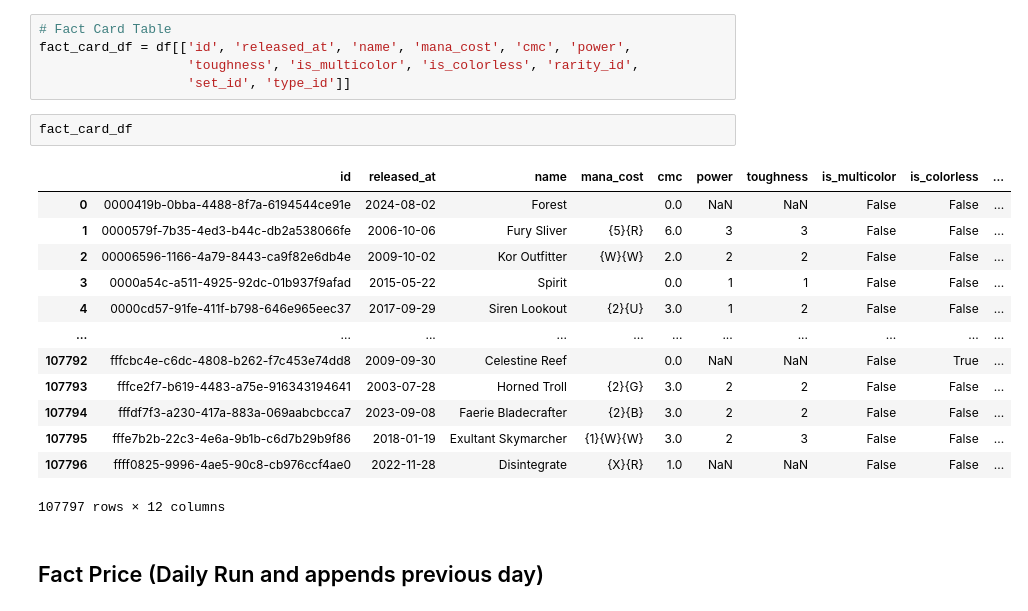
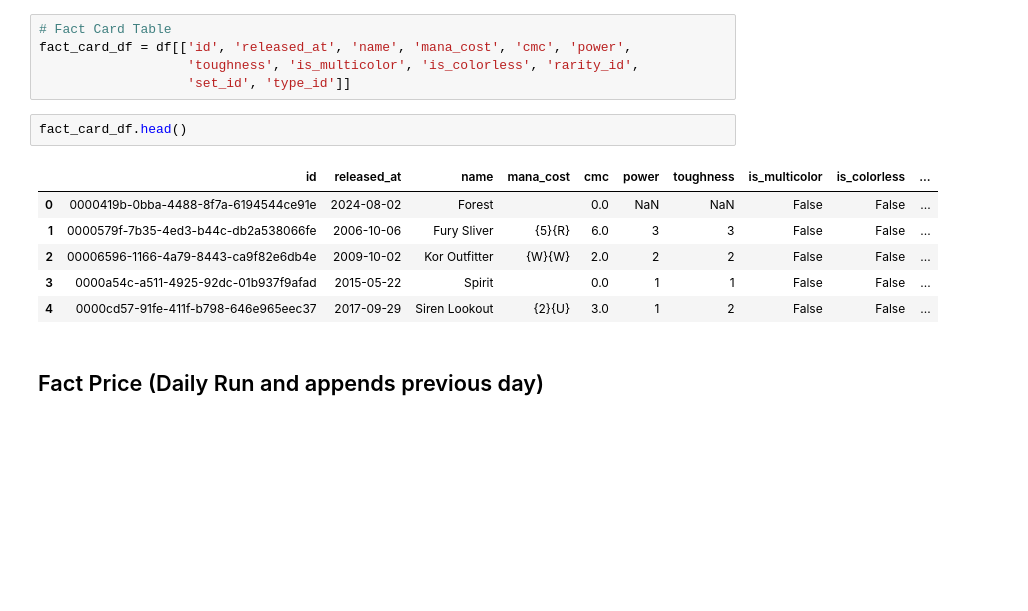
Before and after one commit to cuevas485/mtg-api-etl-datawarehouse, a Jupyter notebook: scryfall_etl_star_schema.ipynb, the cells around one changed output. Saved outputs shown, nothing was run; the diff lists cells and outputs as text; blank space fills up the shorter version.

```diff
--- a/scryfall_etl_star_schema.ipynb
+++ b/scryfall_etl_star_schema.ipynb
@@ -176,21 +175,14 @@ fact_card_df = df[['id', 'released_at', 'name', 'mana_cost', 'cmc', 'power',
                    'toughness', 'is_multicolor', 'is_colorless', 'rarity_id',
                    'set_id', 'type_id']]
 # %%
-fact_card_df
+fact_card_df.head()
 # %% [output]
 |  | id | released_at | name | mana_cost | cmc | power | toughness | is_multicolor | is_colorless | ... |
 | 0 | 0000419b-0bba-4488-8f7a-6194544ce91e | 2024-08-02 | Forest |  | 0.0 | NaN | NaN | False | False | ... |
 | 1 | 0000579f-7b35-4ed3-b44c-db2a538066fe | 2006-10-06 | Fury Sliver | {5}{R} | 6.0 | 3 | 3 | False | False | ... |
 | 2 | 00006596-1166-4a79-8443-ca9f82e6db4e | 2009-10-02 | Kor Outfitter | {W}{W} | 2.0 | 2 | 2 | False | False | ... |
 | 3 | 0000a54c-a511-4925-92dc-01b937f9afad | 2015-05-22 | Spirit |  | 0.0 | 1 | 1 | False | False | ... |
 | 4 | 0000cd57-91fe-411f-b798-646e965eec37 | 2017-09-29 | Siren Lookout | {2}{U} | 3.0 | 1 | 2 | False | False | ... |
-| ... | ... | ... | ... | ... | ... | ... | ... | ... | ... | ... |
-| 107792 | fffcbc4e-c6dc-4808-b262-f7c453e74dd8 | 2009-09-30 | Celestine Reef |  | 0.0 | NaN | NaN | False | True | ... |
-| 107793 | fffce2f7-b619-4483-a75e-916343194641 | 2003-07-28 | Horned Troll | {2}{G} | 3.0 | 2 | 2 | False | False | ... |
-| 107794 | fffdf7f3-a230-417a-883a-069aabcbcca7 | 2023-09-08 | Faerie Bladecrafter | {2}{B} | 3.0 | 2 | 2 | False | False | ... |
-| 107795 | fffe7b2b-22c3-4e6a-9b1b-c6d7b29b9f86 | 2018-01-19 | Exultant Skymarcher | {1}{W}{W} | 3.0 | 2 | 3 | False | False | ... |
-| 107796 | ffff0825-9996-4ae5-90c8-cb976ccf4ae0 | 2022-11-28 | Disintegrate | {X}{R} | 1.0 | NaN | NaN | False | False | ... |
-107797 rows × 12 columns
 # %% [markdown]
 ## Fact Price (Daily Run and appends previous day)
 # %%
```
Also changed, not shown: parts of 47 cells of this notebook.
